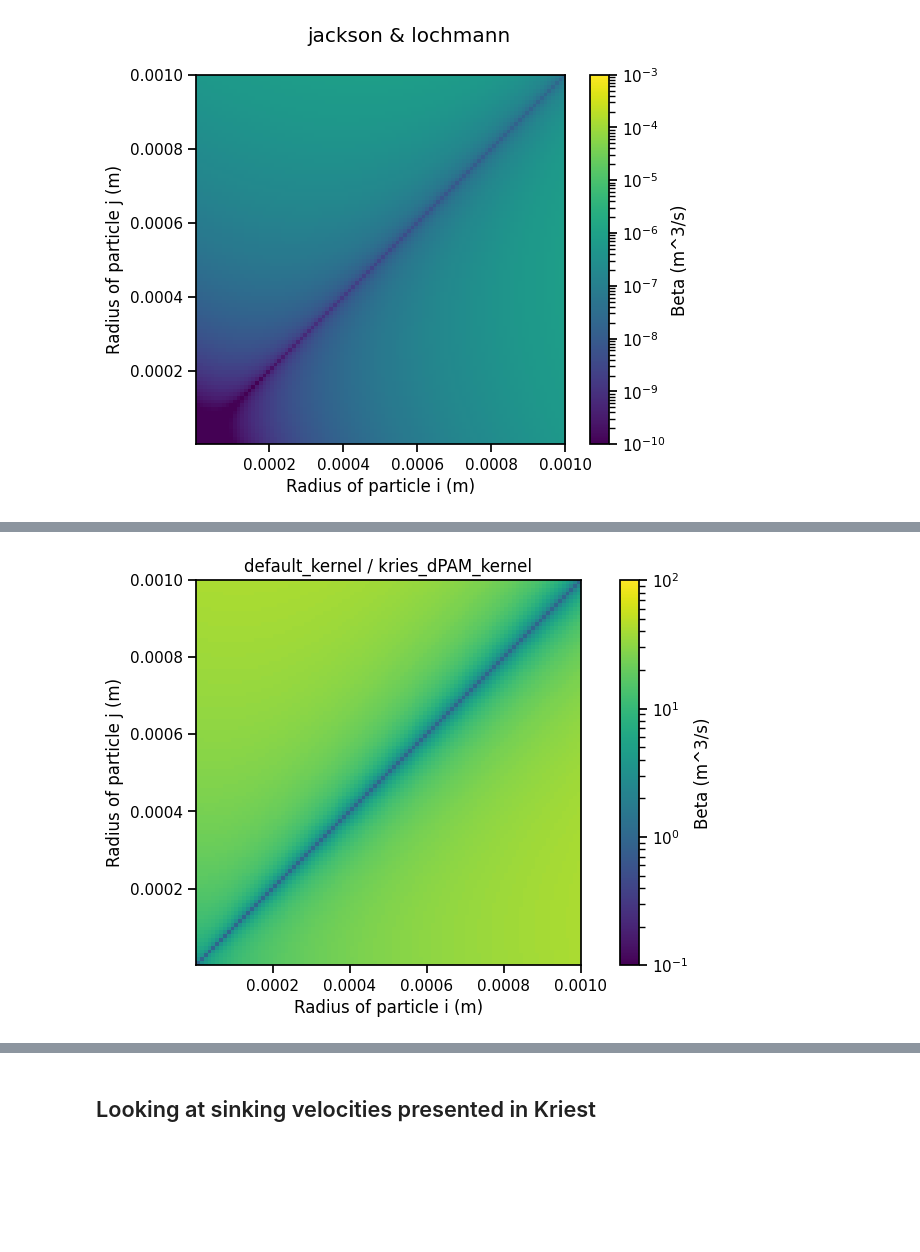
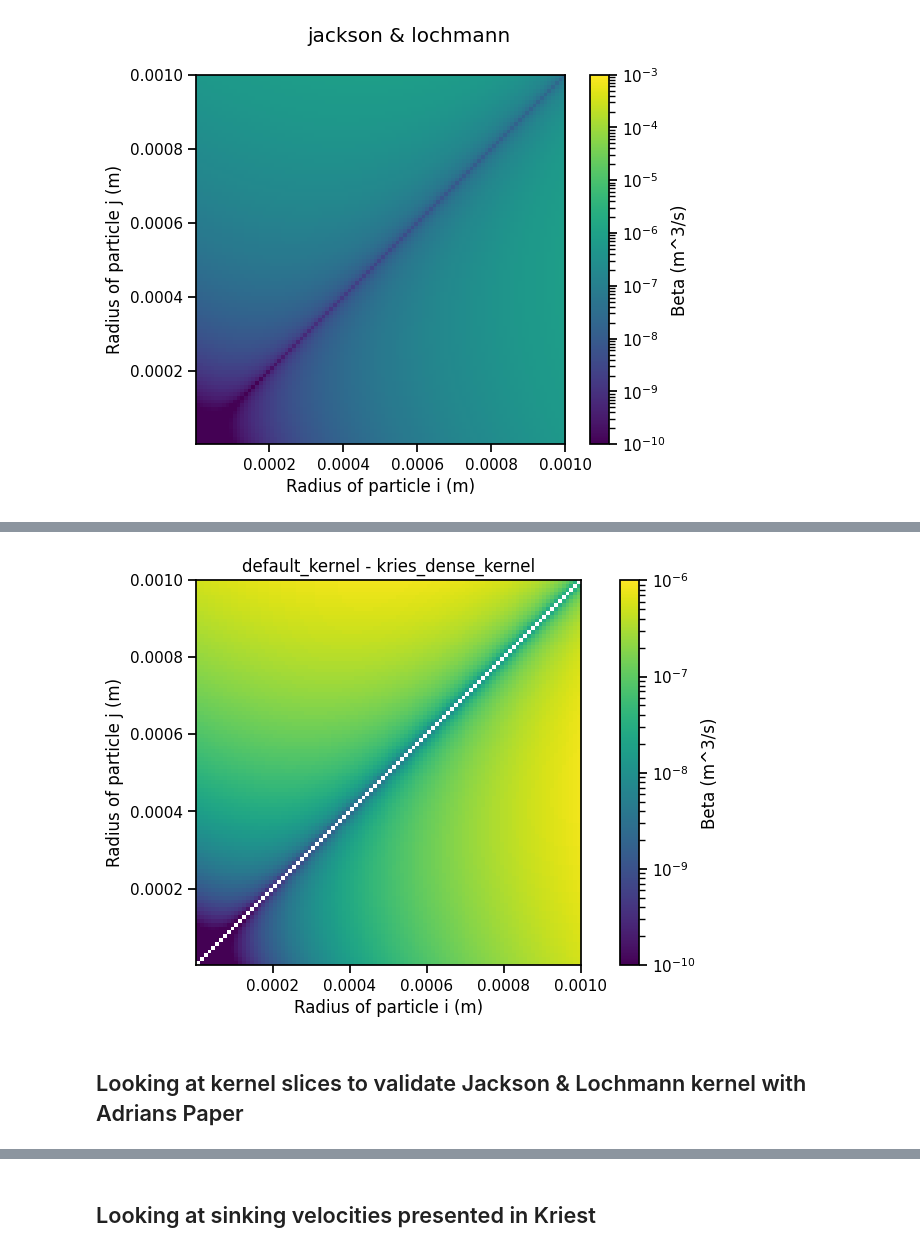
Before and after one commit to 465b/particle_aggregation_model, a Jupyter notebook: running_and_visualizing_experiments.ipynb, the cells around one changed output, grey strips where cells are left out. Saved outputs shown, nothing was run; the diff lists cells and outputs as text; code cells hidden in the pictures; blank space fills up the shorter version.

Commit message:
first result with iris kriest based sinking

```diff
--- a/running_and_visualizing_experiments.ipynb
+++ b/running_and_visualizing_experiments.ipynb
@@ -10,26 +11,25 @@ sns.set_context('notebook')
 # %% [markdown]
 ## Looking at Kriest kernels
 # %%
-
 default_kernel = kernel(
     list_of_applied_kernels=[
         'rectilinear_shear',
         'rectilinear_differential_sedimentation'],
-    settling_function='jackson_lochmann_fractal_settling_velocity'
+    settling_function='settling_velocity_jackson_lochmann_fractal'
     )
 
-kries_dPAM_kernel = kernel(
+kries_dense_kernel = kernel(
     list_of_applied_kernels=[
         'rectilinear_shear',
         'rectilinear_differential_sedimentation'],
-    settling_function='kriest_power_law_settling_velocity_dSAM'
+    settling_function='settling_velocity_kriest_dense_aggregate'
     )
 
-kries_pPAM_kernel = kernel(
+kries_porous_kernel = kernel(
     list_of_applied_kernels=[
         'rectilinear_shear',
         'rectilinear_differential_sedimentation'],
-    settling_function='kriest_power_law_settling_velocity_pSAM'
+    settling_function='settling_velocity_kriest_porous_aggregate'
     )
 # %%
 plot_kernel_map(default_kernel, 'jackson & lochmann', norm_range = [1e-10, 1e-3])
@@ -46,9 +66,11 @@ plot_kernel_map(kries_dPAM_kernel, 'Kriest dPAM', norm_range = [1e-10, 1e-3])
 # %%
-plot_normalized_kernel_map(
+plot_kernel_diff_map(
     default_kernel, 'default_kernel',
-    kries_dPAM_kernel, 'kries_dPAM_kernel',
+    kries_dense_kernel, 'kries_dense_kernel',
     r_min=1e-6, r_max=1e-3,
-    norm_range=[1e-1, 1e+2]
+    norm_range=[1e-10, 1e-6]
 )
 # %% [output]
-[figure, old version]
+[figure, new version]
+# %% [markdown]
+## Looking at kernel slices to validate Jackson & Lochmann kernel with Adrians Paper
```
Also changed, not shown: parts of 17 cells of this notebook, 8 other files.
